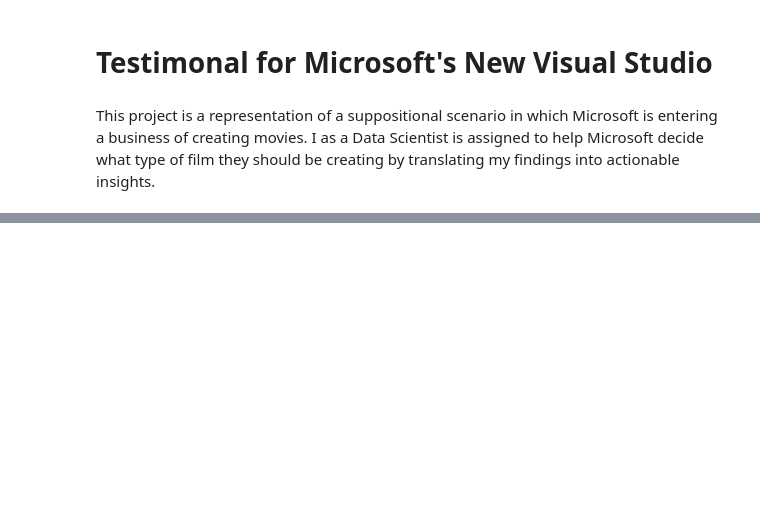
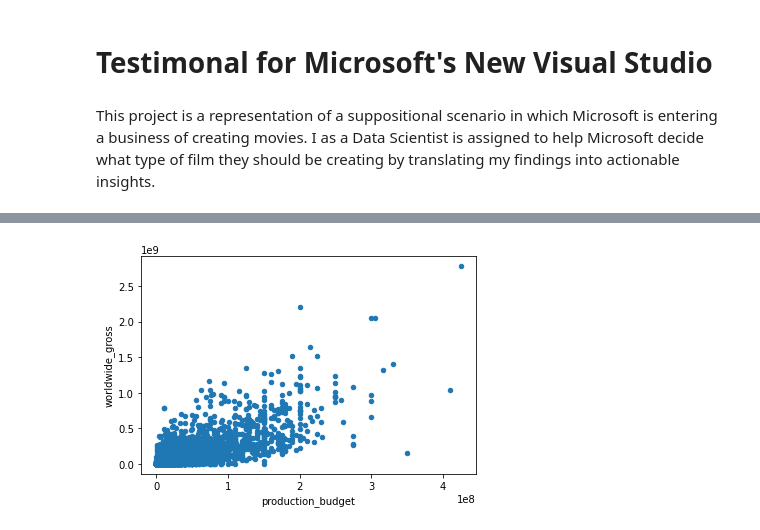
Before and after one commit to learn-co-curriculum/dsc-phase-1-project-template, a Jupyter notebook: notebooks/exploratory.ipynb, the cells around one changed output, grey strips where cells are left out. Cells and saved outputs as stored; diff of their text form; code cells hidden in the pictures; blank space fills up the shorter version.

```diff
--- a/notebooks/exploratory.ipynb
+++ b/notebooks/exploratory.ipynb
@@ -59,0 +493,17 @@ tn_movie_budgets_df = pd.read_csv('../zippedData/tn.movie_budgets.csv.gz')
+# %%
+#renaming
+finance_df = tn_movie_budgets_df
+# %%
+#function for cleaning
+def clean_a_money_column(df, series_title):
+
+    df[series_title] = df[series_title].astype(str).str.replace('$','')
+    df[series_title] = df[series_title].astype(str).str.replace(',','')
+    df[series_title] = pd.to_numeric(df[series_title])
+    return df
+# %%
+#cleaning
+finance_df = clean_a_money_column(finance_df,'worldwide_gross')
+finance_df = clean_a_money_column(finance_df,'domestic_gross')
+finance_df = clean_a_money_column(finance_df,'production_budget')
+display(finance_df)
@@ -59,0 +554,7 @@ tn_movie_budgets_df = pd.read_csv('../zippedData/tn.movie_budgets.csv.gz')
+# %%
+# finance_df.sort_values(['Profit Margin'], ascending=False, inplace=True) # Sort by largest Profit Margin
+
+numerator = finance_df['worldwide_gross'] - finance_df['production_budget']
+finance_df['profit_margin'] = (numerator*100)/finance_df['worldwide_gross']
+finance_df.loc[finance_df['profit_margin'] == float('-inf'), 'profit_margin'] = 0
+finance_df['ROI'] = finance_df['worldwide_gross']/finance_df['production_budget']
@@ -59,0 +577,5 @@ tn_movie_budgets_df = pd.read_csv('../zippedData/tn.movie_budgets.csv.gz')
+# %%
+#scatter plot
+finance_df.plot('production_budget', 'worldwide_gross', kind='scatter');
+# %% [output]
+[figure, added]
```
Also changed, not shown: parts of 106 cells of this notebook.
